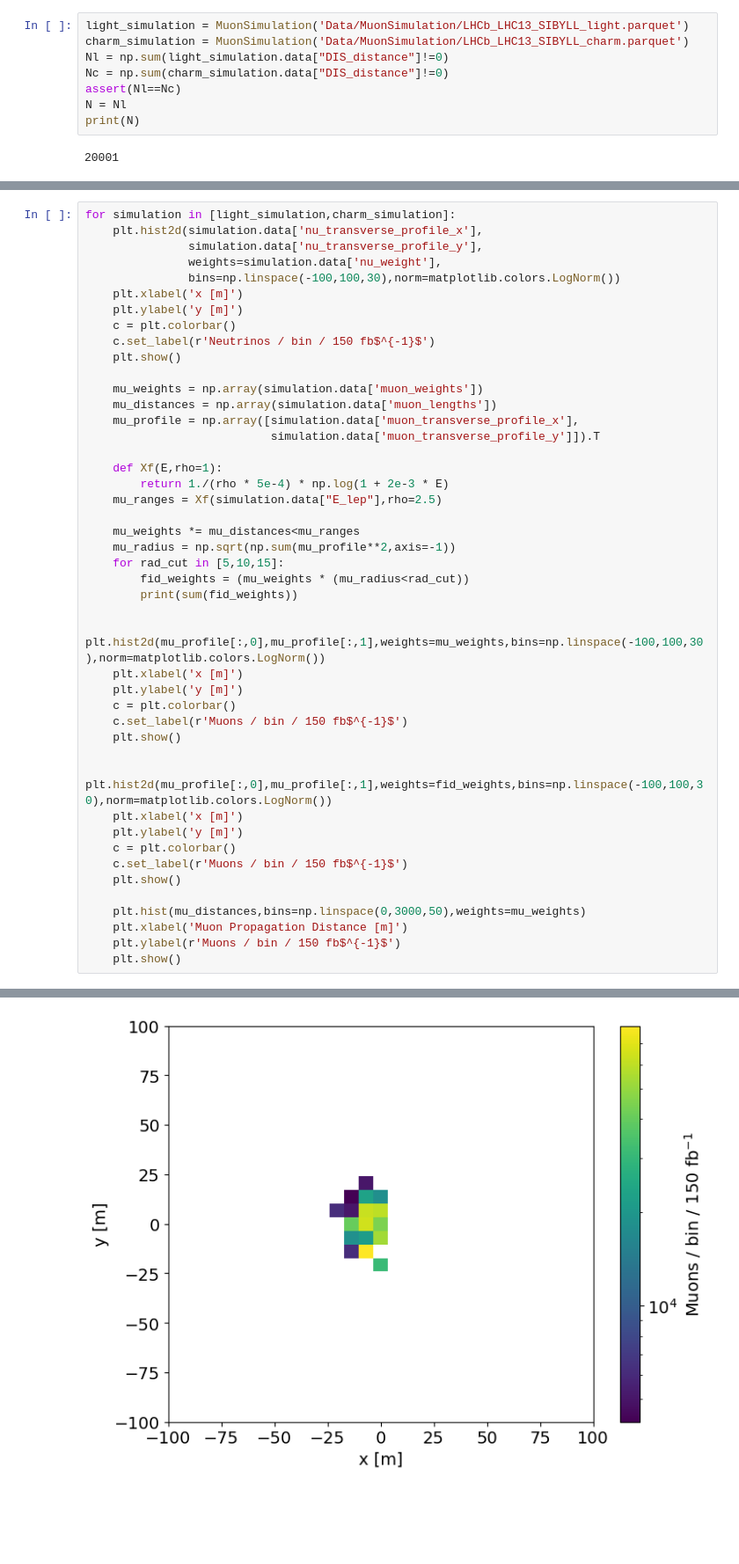
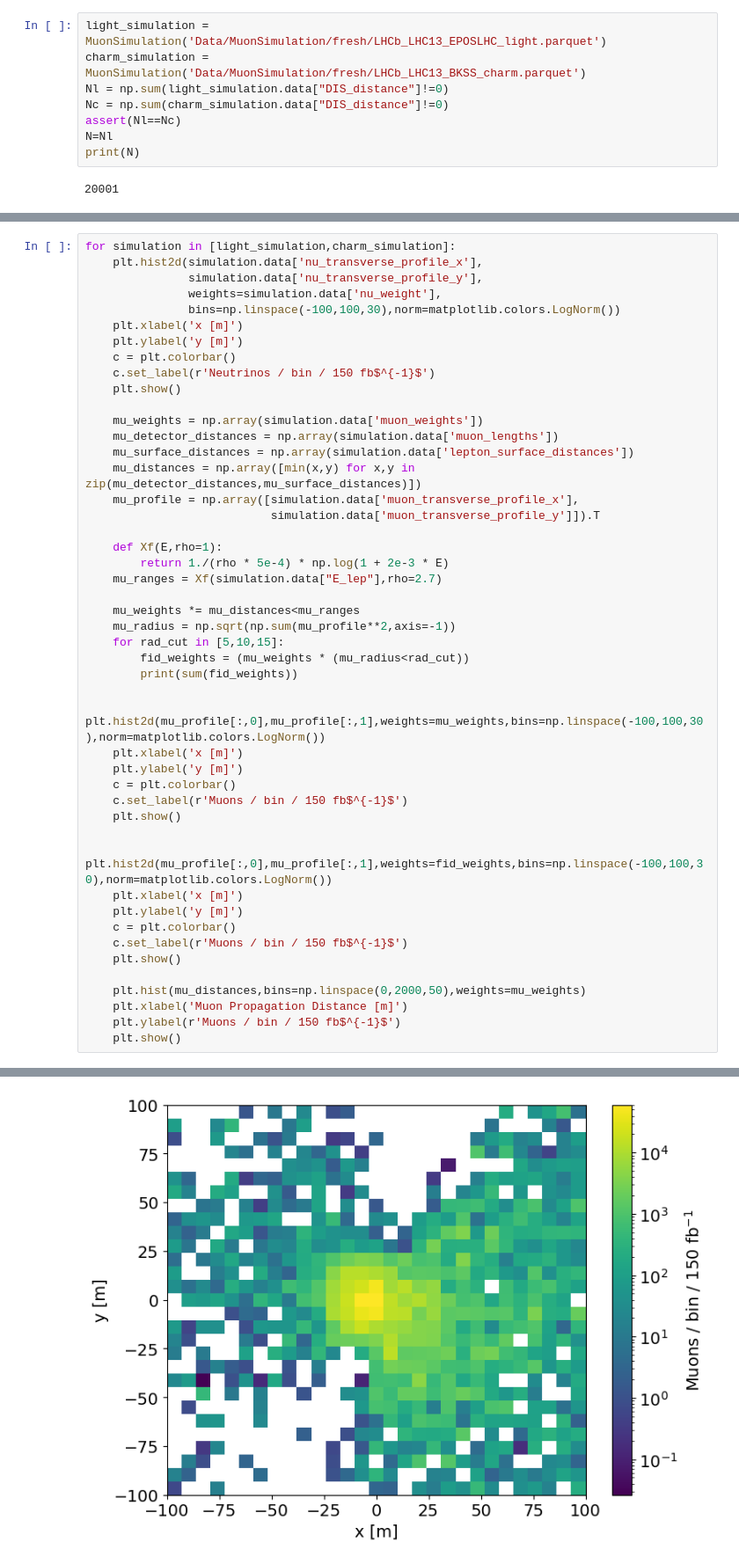
Before and after one commit to nickkamp1/Lake_Geneva_Neutrinos, a Jupyter notebook: MuonSimulation.ipynb, the cells around one changed output, grey strips where cells are left out. Shown at 88% size. Cells and saved outputs as stored; diff of their text form; blank space fills up the shorter version.

Commit message:
treat muon range more carefully, calculate muon surface exit points. Make a notebook to compare rates from different generators

```diff
--- a/MuonSimulation.ipynb
+++ b/MuonSimulation.ipynb
@@ -36,12 +36,12 @@ plt.show()
 # %% [output]
 [figure]
 # %%
-light_simulation = MuonSimulation('Data/MuonSimulation/LHCb_LHC13_SIBYLL_light.parquet')
-charm_simulation = MuonSimulation('Data/MuonSimulation/LHCb_LHC13_SIBYLL_charm.parquet')
+light_simulation = MuonSimulation('Data/MuonSimulation/fresh/LHCb_LHC13_EPOSLHC_light.parquet')
+charm_simulation = MuonSimulation('Data/MuonSimulation/fresh/LHCb_LHC13_BKSS_charm.parquet')
 Nl = np.sum(light_simulation.data["DIS_distance"]!=0)
 Nc = np.sum(charm_simulation.data["DIS_distance"]!=0)
 assert(Nl==Nc)
-N = Nl
+N=Nl
 print(N)
 # %% [output]
 20001
@@ -190,13 +190,15 @@ for simulation in [light_simulation,charm_simulation]:
     plt.show()
 
     mu_weights = np.array(simulation.data['muon_weights'])
-    mu_distances = np.array(simulation.data['muon_lengths'])
+    mu_detector_distances = np.array(simulation.data['muon_lengths'])
+    mu_surface_distances = np.array(simulation.data['lepton_surface_distances'])
+    mu_distances = np.array([min(x,y) for x,y in zip(mu_detector_distances,mu_surface_distances)])
     mu_profile = np.array([simulation.data['muon_transverse_profile_x'],
                            simulation.data['muon_transverse_profile_y']]).T
 
     def Xf(E,rho=1):
         return 1./(rho * 5e-4) * np.log(1 + 2e-3 * E)
-    mu_ranges = Xf(simulation.data["E_lep"],rho=2.5)
+    mu_ranges = Xf(simulation.data["E_lep"],rho=2.7)
 
     mu_weights *= mu_distances<mu_ranges
     mu_radius = np.sqrt(np.sum(mu_profile**2,axis=-1))
@@ -218,7 +220,7 @@ for simulation in [light_simulation,charm_simulation]:
     c.set_label(r'Muons / bin / 150 fb$^{-1}$')
     plt.show()
 
-    plt.hist(mu_distances,bins=np.linspace(0,3000,50),weights=mu_weights)
+    plt.hist(mu_distances,bins=np.linspace(0,2000,50),weights=mu_weights)
     plt.xlabel('Muon Propagation Distance [m]')
     plt.ylabel(r'Muons / bin / 150 fb$^{-1}$')
     plt.show()
@@ -230 +232 @@ for simulation in [light_simulation,charm_simulation]:
-[figure, old version]
+[figure, new version]
```
Also changed, not shown: parts of 5 cells of this notebook, 5 other files.
